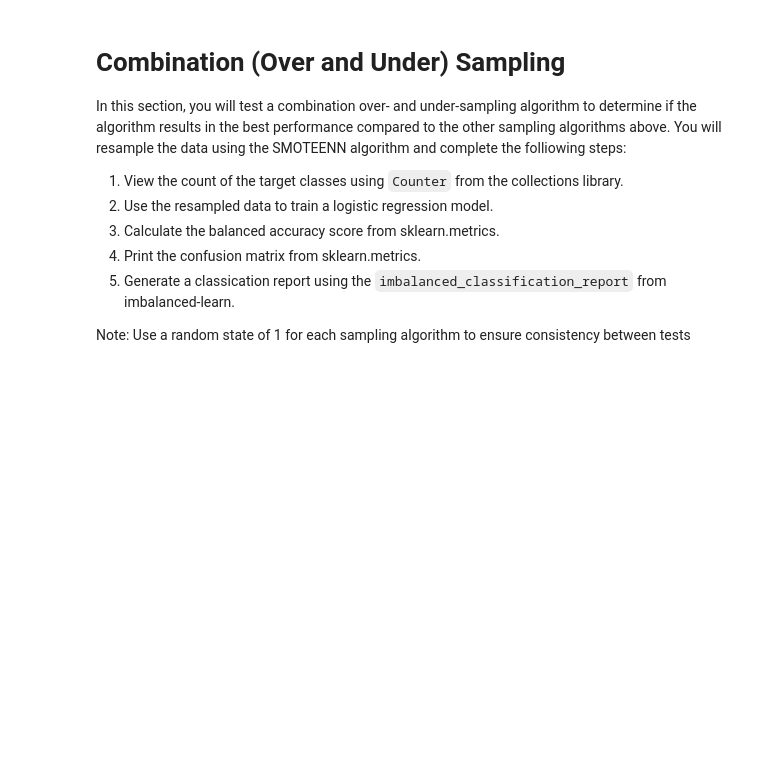
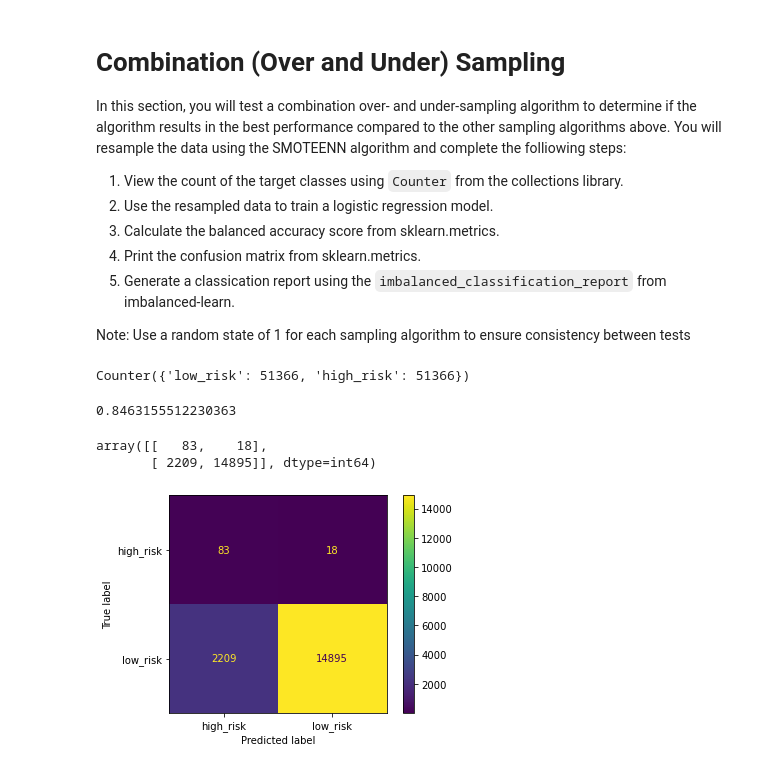
Before and after one commit to jhonpire/Credit_Risk_Analysis, a Jupyter notebook: credit_risk_resampling_JP.ipynb, the cells around one changed output. Saved outputs shown, nothing was run; the diff lists cells and outputs as text; code cells hidden in the pictures; blank space fills up the shorter version.

Commit message:
Credit Risk Ensemble

```diff
--- a/credit_risk_resampling_JP.ipynb
+++ b/credit_risk_resampling_JP.ipynb
@@ -663,15 +754,44 @@ Note: Use a random state of 1 for each sampling algorithm to ensure consistency
 # %%
 # Resample the training data with SMOTEENN
 # Warning: This is a large dataset, and this step may take some time to complete
-# YOUR CODE HERE
+smote_enn = SMOTEENN(random_state=0)
+X_resampled, y_resampled = SMOTE(random_state=1, sampling_strategy='auto').fit_resample(X_train, y_train)
+Counter(y_resampled)
+# X_resampled, y_resampled = smote_enn.fit_resample(X_train, y_train)
+# %% [output]
+Counter({'low_risk': 51366, 'high_risk': 51366})
 # %%
 # Train the Logistic Regression model using the resampled data
-# YOUR CODE HERE
+# Model
+clf = LogisticRegression(solver='lbfgs', random_state=1)
+
+# Fit
+clf.fit(X_resampled, y_resampled)
+
+# Predict
+y_pred = clf.predict(X_test)
 # %%
 # Calculated the balanced accuracy score
-# YOUR CODE HERE
+y_pred = clf.predict(X_test)
+balanced_accuracy_score(y_test, y_pred)
+# %% [output]
+0.8463155512230363
 # %%
 # Display the confusion matrix
-# YOUR CODE HERE
+cm = confusion_matrix(y_test, y_pred)
+cm
+# %% [output]
+array([[   83,    18],
+       [ 2209, 14895]], dtype=int64)
+# %%
+# Show confusion Metrix using ConfusionMatrixDisplay
+disp = ConfusionMatrixDisplay(confusion_matrix=cm, display_labels= clf.classes_)
+disp.plot()
+
+# save the image
+plt.savefig("./Images/SMOTEENN_confusion_matrix.png")
+plt.show()
+# %% [output]
+[figure, added]
 # %%
 # Print the imbalanced classification report
```
Also changed, not shown: parts of 37 cells of this notebook, 8 other files.
